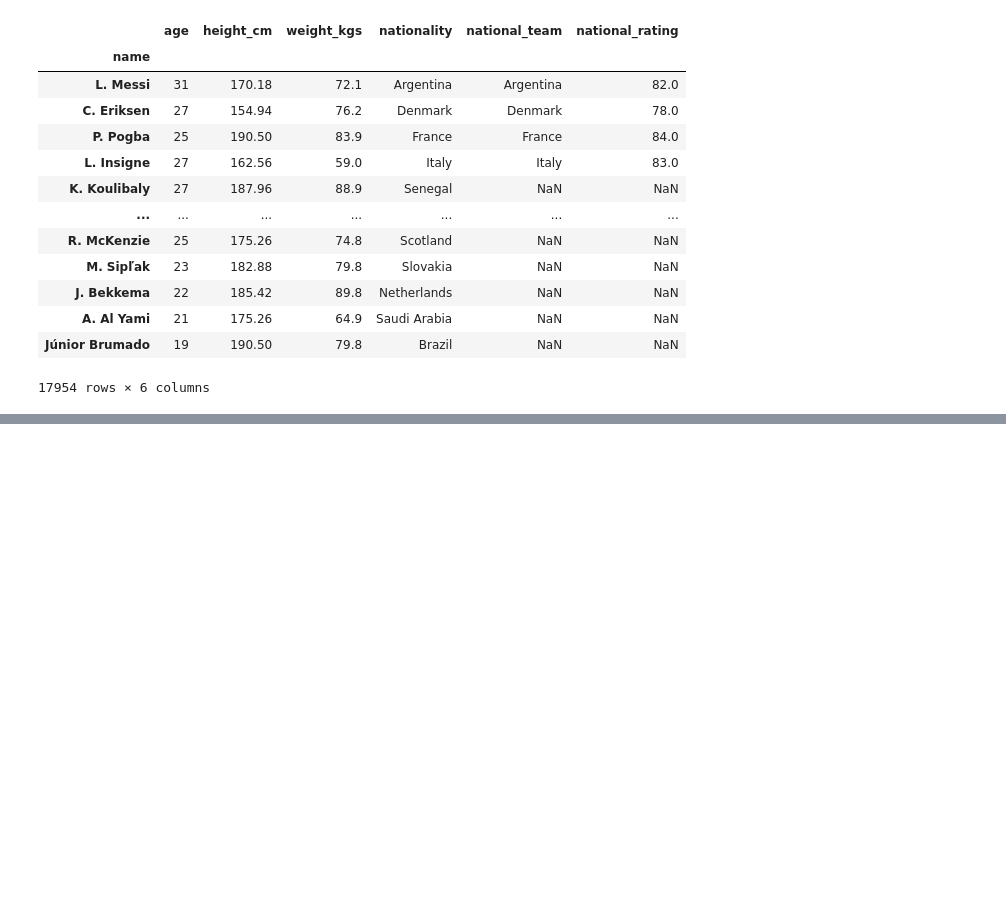
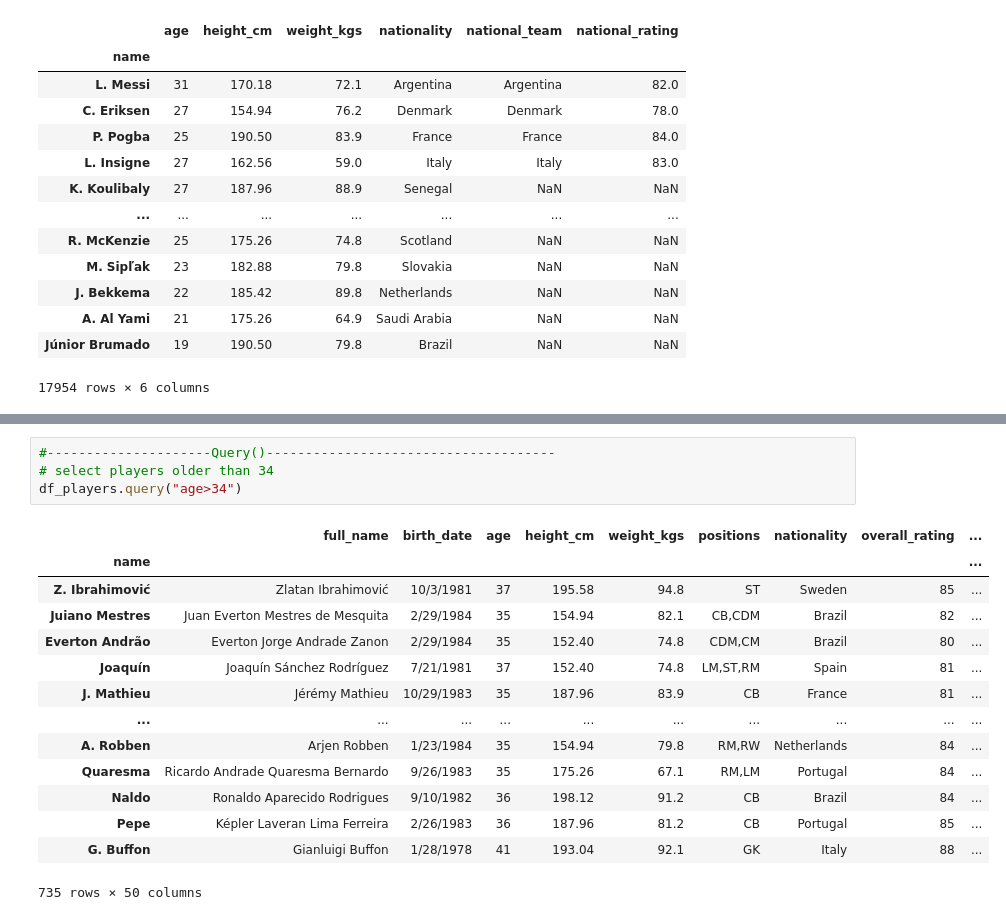
Before and after one commit to DiilaNa/Data_Science_with-Pandas, a Jupyter notebook: Project-1/DataExtractionWithPandas.ipynb, the cells around one changed output, grey strips where cells are left out. Drawn from its saved outputs; the diff is of its cells as text; blank space fills up the shorter version.

```diff
--- a/Project-1/DataExtractionWithPandas.ipynb
+++ b/Project-1/DataExtractionWithPandas.ipynb
@@ -643,0 +679,19 @@ df_players.drop(['full_name','birth_date'],axis=1)
+# %%
+#---------------------Query()-------------------------------------
+# select players older than 34
+df_players.query("age>34")
+# %% [output]
+|  | full_name | birth_date | age | height_cm | weight_kgs | positions | nationality | overall_rating | ... |
+| name |  |  |  |  |  |  |  |  | ... |
+| Z. Ibrahimović | Zlatan Ibrahimović | 10/3/1981 | 37 | 195.58 | 94.8 | ST | Sweden | 85 | ... |
+| Juiano Mestres | Juan Everton Mestres de Mesquita | 2/29/1984 | 35 | 154.94 | 82.1 | CB,CDM | Brazil | 82 | ... |
+| Everton Andrão | Everton Jorge Andrade Zanon | 2/29/1984 | 35 | 152.40 | 74.8 | CDM,CM | Brazil | 80 | ... |
+| Joaquín | Joaquín Sánchez Rodríguez | 7/21/1981 | 37 | 152.40 | 74.8 | LM,ST,RM | Spain | 81 | ... |
+| J. Mathieu | Jérémy Mathieu | 10/29/1983 | 35 | 187.96 | 83.9 | CB | France | 81 | ... |
+| ... | ... | ... | ... | ... | ... | ... | ... | ... | ... |
+| A. Robben | Arjen Robben | 1/23/1984 | 35 | 154.94 | 79.8 | RM,RW | Netherlands | 84 | ... |
+| Quaresma | Ricardo Andrade Quaresma Bernardo | 9/26/1983 | 35 | 175.26 | 67.1 | RM,LM | Portugal | 84 | ... |
+| Naldo | Ronaldo Aparecido Rodrigues | 9/10/1982 | 36 | 198.12 | 91.2 | CB | Brazil | 84 | ... |
+| Pepe | Képler Laveran Lima Ferreira | 2/26/1983 | 36 | 187.96 | 81.2 | CB | Portugal | 85 | ... |
+| G. Buffon | Gianluigi Buffon | 1/28/1978 | 41 | 193.04 | 92.1 | GK | Italy | 88 | ... |
+735 rows × 50 columns
```
Also changed, not shown: parts of 9 cells of this notebook.
